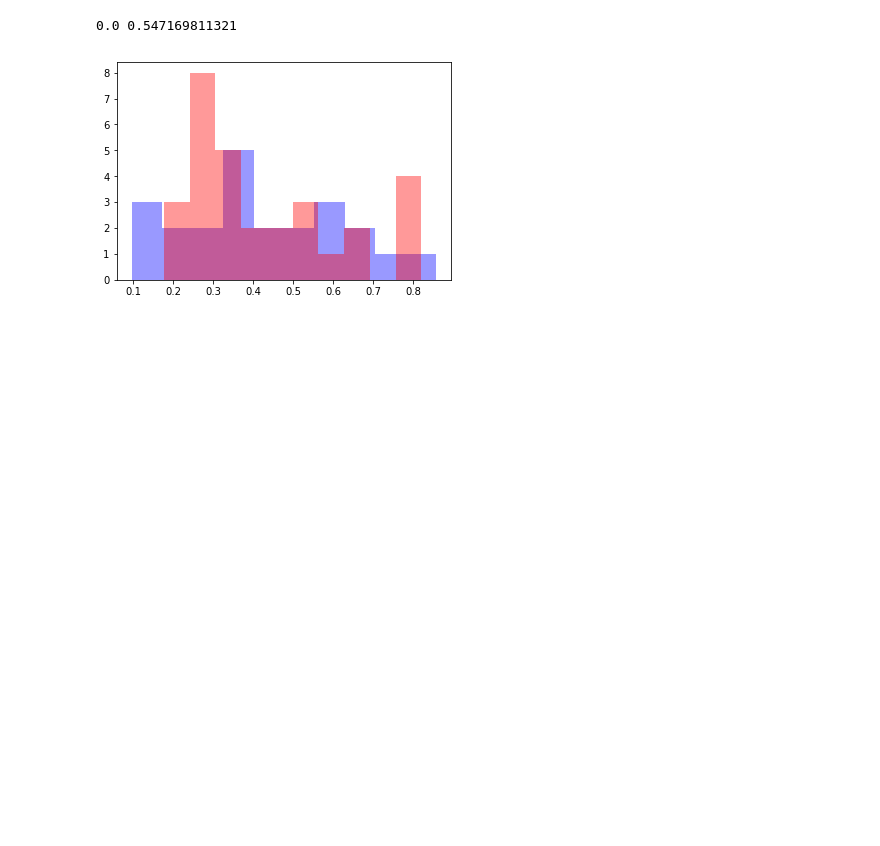
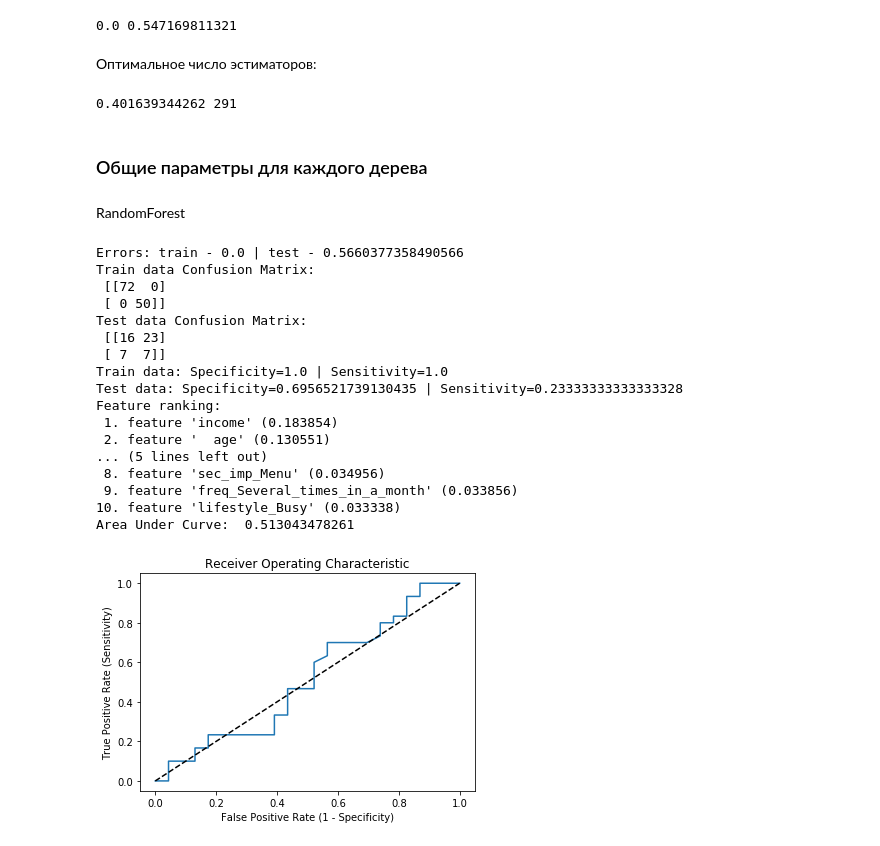
Before and after one commit to andrey-golubev/python-sandbox, a Jupyter notebook: data_analysis_7.ipynb, the cells around one changed output. Saved outputs shown, nothing was run; the diff lists cells and outputs as text; code cells hidden in the pictures; blank space fills up the shorter version.

```diff
--- a/data_analysis_7.ipynb
+++ b/data_analysis_7.ipynb
@@ -83,0 +85,5 @@ print(err_train, err_test)
+# %%
+n_estimators = []
+for i in range(1, 700, 10):
+    n_estimators.append(i)
+    pass
@@ -131,6 +164,21 @@ err_test = np.mean(Y_test != gdb_model.predict(X_test))
 print(err_train, err_test)
 # %% [output]
 0.0 0.547169811321
+# %% [markdown]
+Оптимальное число эстиматоров:
+# %%
+from sklearn.model_selection import GridSearchCV
+gdb_default = GradientBoostingClassifier()
+# using cross-validation
+gdb_grid_cv = GridSearchCV(gdb_default, param_grid = {'n_estimators': n_estimators}, cv=None, n_jobs=4)
+gdb_grid_cv.fit(X_train, Y_train)
+best_cv_err = 1 - gdb_grid_cv.best_score_
+best_n_estimators = gdb_grid_cv.best_estimator_.n_estimators
+print(best_cv_err, best_n_estimators)
+# %% [output]
+0.401639344262 291
+# %% [markdown]
+### Общие параметры для каждого дерева
 # %%
 from ipywidgets import interact
 
@@ -148,7 +196,7 @@ defines = {
 
 names = X.columns
 _, n_features = X.shape
-def print_svc_data(model='random_forest', graph='hist', n_estimators=700):
+def print_svc_data(model='random_forest', graph='roc', n_estimators=700):
     model_defines = defines[model]
     tree_model = model_defines['ctor'](n_estimators=n_estimators)
     tree_model.fit(X_train, Y_train)
@@ -179,26 +227,44 @@ def print_svc_data(model='random_forest', graph='hist', n_estimators=700):
     for f in range(10):
         print("%2d. feature '%5s' (%f)" % (f + 1, names[indices[f]], importances[indices[f]]))
 
-    if graph is 'hist':
-        plt.hist(probability[Y_test == 'C1'], color = 'b', alpha = 0.4, normed = False)
-        plt.hist(probability[Y_test == 'C2'], color = 'r', alpha = 0.4, normed = False)
-        pass
-    else:
-        from sklearn.metrics import roc_curve
-        fpr, tpr, thresholds = roc_curve(intY_test, probability)
-        plt.title('Receiver Operating Characteristic')
-        plt.plot(np.concatenate(([0], fpr)), np.concatenate(([0], tpr)))
-        #plt.plot(fpr, tpr)
-        plt.xlabel('False Positive Rate (1 - Specificity)')
-        plt.ylabel('True Positive Rate (Sensitivity)')
-        plt.plot([0, 1], [0, 1], 'k--')
-        plt.axis([-0.05, 1.05, -0.05, 1.05])
-        from sklearn.metrics import auc
-        print("Area Under Curve: ", auc(fpr, tpr))
-        pass
+    plt.hist(probability[Y_test == 'C1'], color = 'b', alpha = 0.4, normed = False)
+    plt.hist(probability[Y_test == 'C2'], color = 'r', alpha = 0.4, normed = False)
+
+    from sklearn.metrics import roc_curve
+    fpr, tpr, thresholds = roc_curve(intY_test, probability)
+    plt.title('Receiver Operating Characteristic')
+    plt.plot(np.concatenate(([0], fpr)), np.concatenate(([0], tpr)))
+    #plt.plot(fpr, tpr)
+    plt.xlabel('False Positive Rate (1 - Specificity)')
+    plt.ylabel('True Positive Rate (Sensitivity)')
+    plt.plot([0, 1], [0, 1], 'k--')
+    plt.axis([-0.05, 1.05, -0.05, 1.05])
+    from sklearn.metrics import auc
+    print("Area Under Curve: ", auc(fpr, tpr))
     pass
 
-interact(print_svc_data, model=defines.keys(), graph=['hist', 'roc'], n_estimators=(1, 2500, 1))
+# interact(print_svc_data, model=defines.keys(), graph=['hist', 'roc'], n_estimators=(1, 2500, 1))
 pass
-# %% [output]
-[figure, removed]
+# %% [markdown]
+RandomForest
+# %%
+print_svc_data(model='random_forest', n_estimators=rf_grid_cv.best_estimator_.n_estimators)
+# %% [output]
+Errors: train - 0.0 | test - 0.5660377358490566
+Train data Confusion Matrix:
+ [[72  0]
+ [ 0 50]]
+Test data Confusion Matrix:
+ [[16 23]
+ [ 7  7]]
+Train data: Specificity=1.0 | Sensitivity=1.0
+Test data: Specificity=0.6956521739130435 | Sensitivity=0.23333333333333328
+Feature ranking:
+ 1. feature 'income' (0.183854)
+ 2. feature '  age' (0.130551)
+... (5 lines left out)
+ 8. feature 'sec_imp_Menu' (0.034956)
+ 9. feature 'freq_Several_times_in_a_month' (0.033856)
+10. feature 'lifestyle_Busy' (0.033338)
+Area Under Curve:  0.513043478261
+[figure, added]
```
Also changed, not shown: parts of 30 cells of this notebook.
